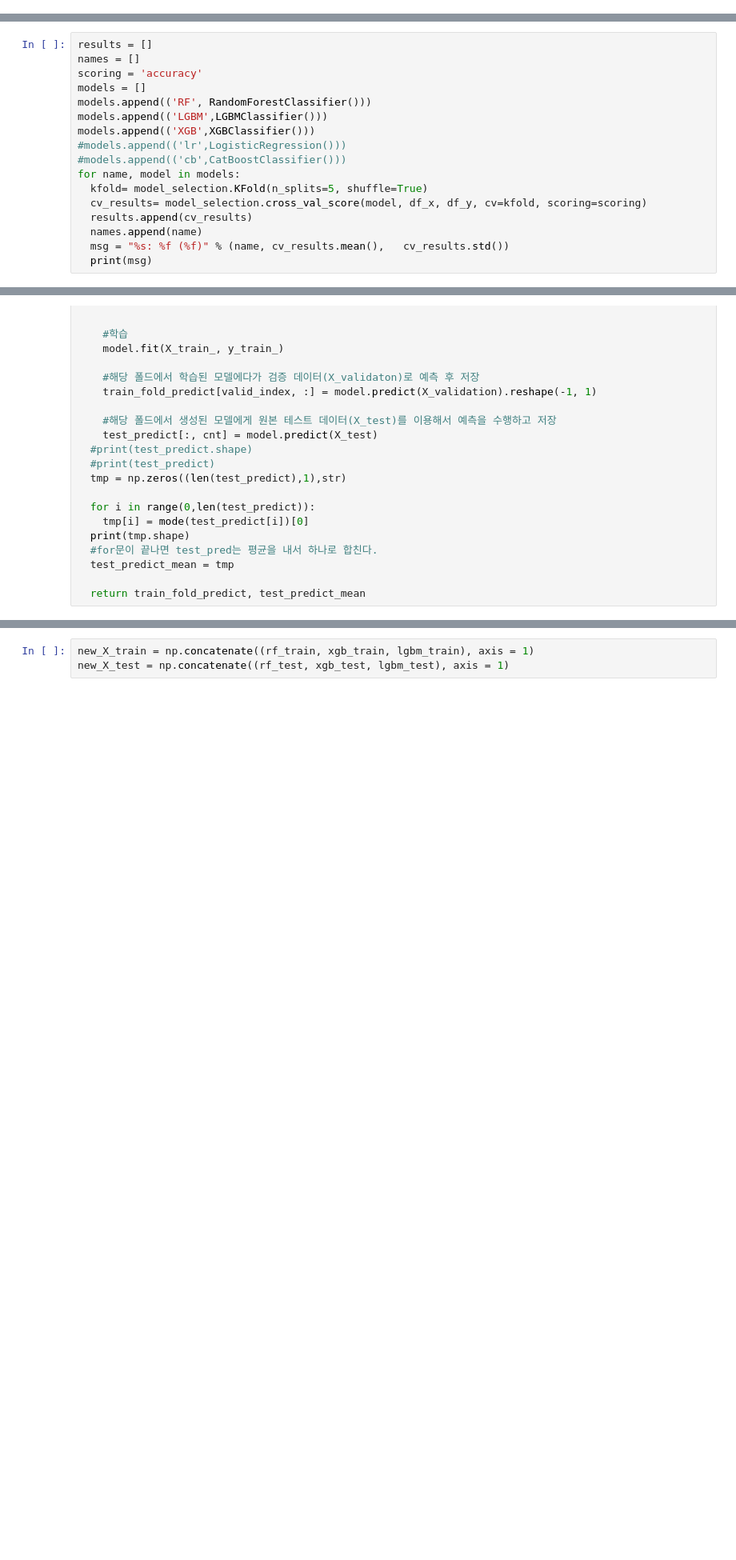
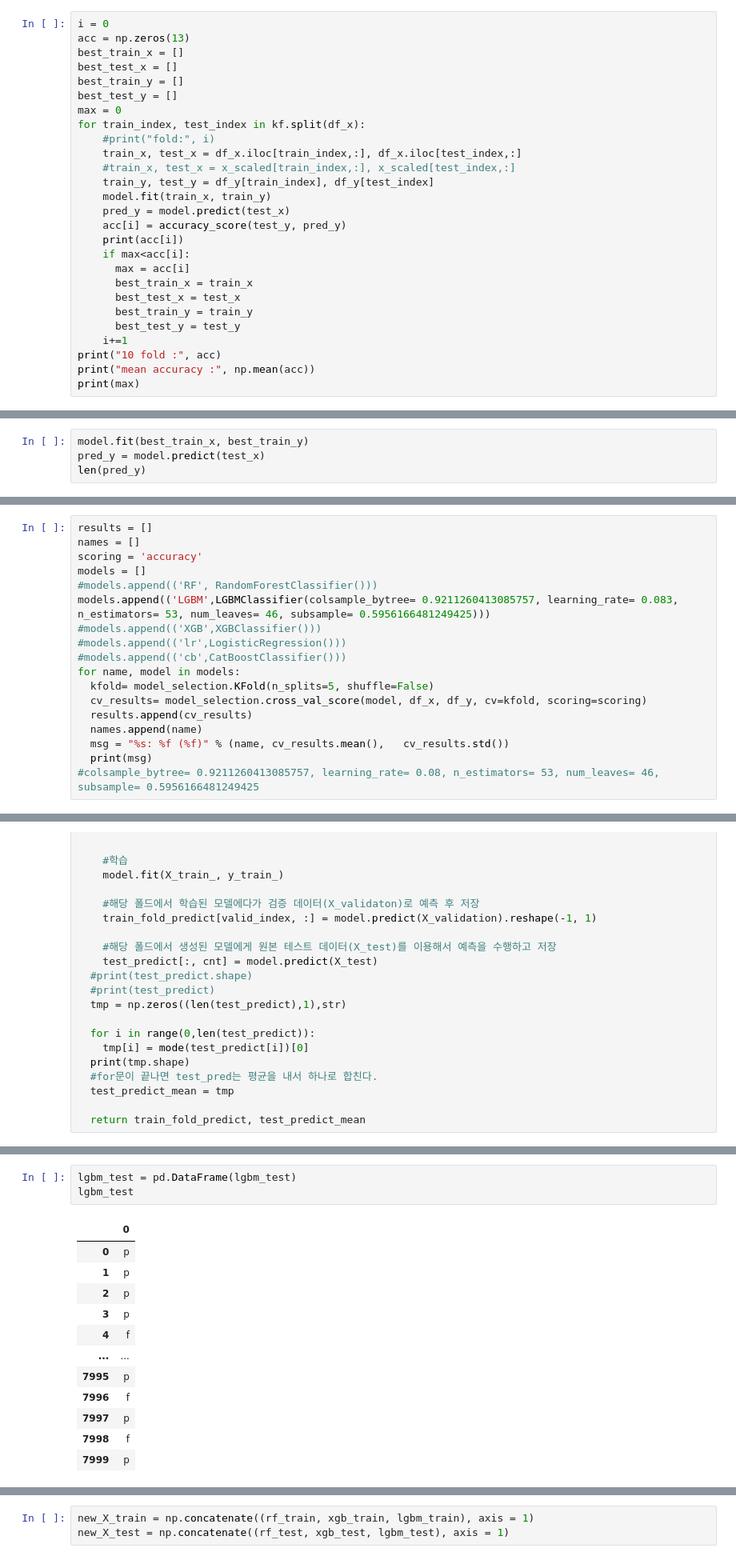
Before and after one commit to baesumin/DeepLearning, a Jupyter notebook: sk머신러닝1.ipynb, the cells around one changed output, grey strips where cells are left out. Shown at 80% size. Cells and saved outputs as stored; diff of their text form; blank space fills up the shorter version.

```diff
--- a/sk머신러닝1.ipynb
+++ b/sk머신러닝1.ipynb
@@ -224,0 +262,27 @@ Successfully installed catboost-0.24.4
+# %%
+i = 0
+acc = np.zeros(13)
+best_train_x = []
+best_test_x = []
+best_train_y = []
+best_test_y = []
+max = 0
+for train_index, test_index in kf.split(df_x):
+    #print("fold:", i)
+    train_x, test_x = df_x.iloc[train_index,:], df_x.iloc[test_index,:]
+    #train_x, test_x = x_scaled[train_index,:], x_scaled[test_index,:]
+    train_y, test_y = df_y[train_index], df_y[test_index]
+    model.fit(train_x, train_y)
+    pred_y = model.predict(test_x)
+    acc[i] = accuracy_score(test_y, pred_y)
+    print(acc[i])
+    if max<acc[i]:
+      max = acc[i]
+      best_train_x = train_x
+      best_test_x = test_x
+      best_train_y = train_y
+      best_test_y = test_y
+    i+=1
+print("10 fold :", acc)
+print("mean accuracy :", np.mean(acc))
+print(max)
@@ -224,0 +308,4 @@ Successfully installed catboost-0.24.4
+# %%
+model.fit(best_train_x, best_train_y)
+pred_y = model.predict(test_x)
+len(pred_y)
@@ -227,15 +316,16 @@ results = []
 names = []
 scoring = 'accuracy'
 models = []
-models.append(('RF', RandomForestClassifier()))
-models.append(('LGBM',LGBMClassifier()))
-models.append(('XGB',XGBClassifier()))
+#models.append(('RF', RandomForestClassifier()))
+models.append(('LGBM',LGBMClassifier(colsample_bytree= 0.9211260413085757, learning_rate= 0.083, n_estimators= 53, num_leaves= 46, subsample= 0.5956166481249425)))
+#models.append(('XGB',XGBClassifier()))
 #models.append(('lr',LogisticRegression()))
 #models.append(('cb',CatBoostClassifier()))
 for name, model in models:
-  kfold= model_selection.KFold(n_splits=5, shuffle=True)
+  kfold= model_selection.KFold(n_splits=5, shuffle=False)
   cv_results= model_selection.cross_val_score(model, df_x, df_y, cv=kfold, scoring=scoring)
   results.append(cv_results)
   names.append(name)
   msg = "%s: %f (%f)" % (name, cv_results.mean(),   cv_results.std())
   print(msg)
+#colsample_bytree= 0.9211260413085757, learning_rate= 0.08, n_estimators= 53, num_leaves= 46, subsample= 0.5956166481249425
@@ -289,2 +379,18 @@ model :  XGBClassifier
 model :  LGBMClassifier
 (8000, 1)
+# %%
+lgbm_test = pd.DataFrame(lgbm_test)
+lgbm_test
+# %% [output]
+|  | 0 |
+| 0 | p |
+| 1 | p |
+| 2 | p |
+| 3 | p |
+| 4 | f |
+| ... | ... |
+| 7995 | p |
+| 7996 | f |
+| 7997 | p |
+| 7998 | f |
+| 7999 | p |
```
Also changed, not shown: parts of 42 cells of this notebook.
